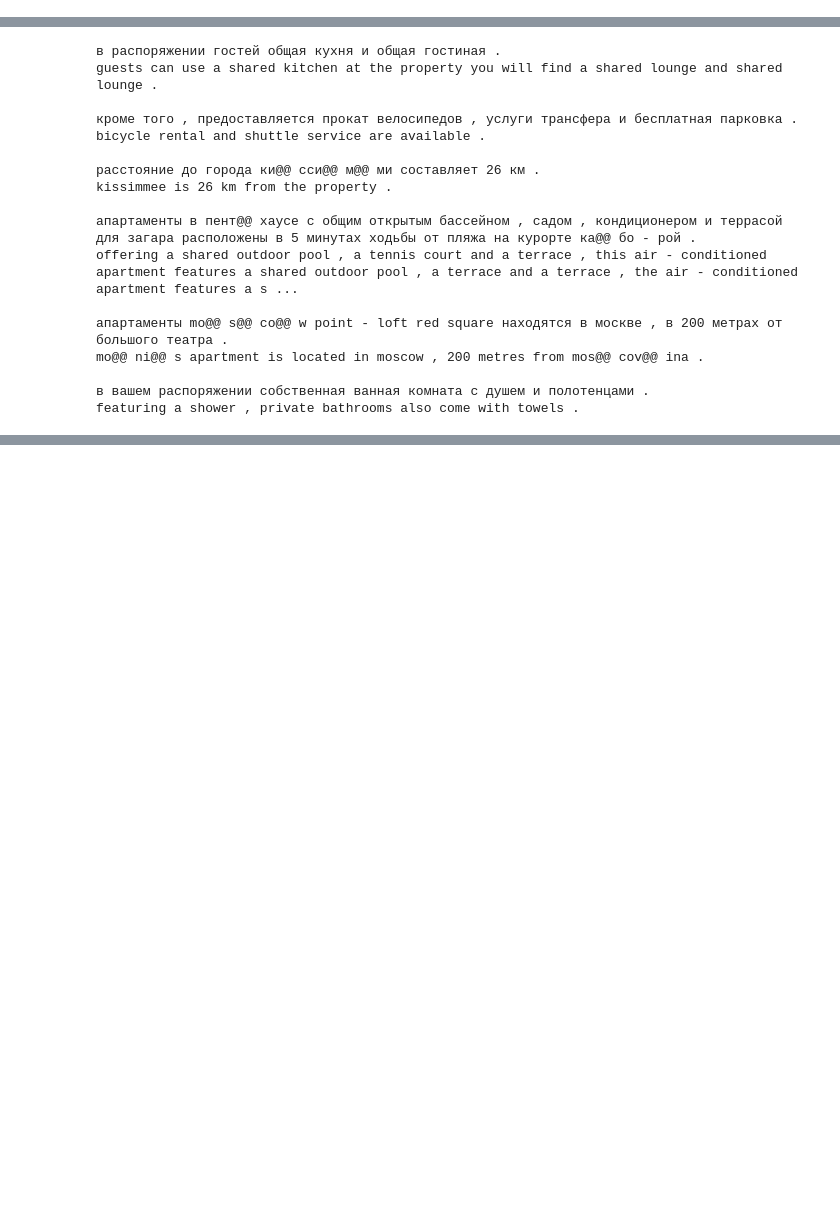
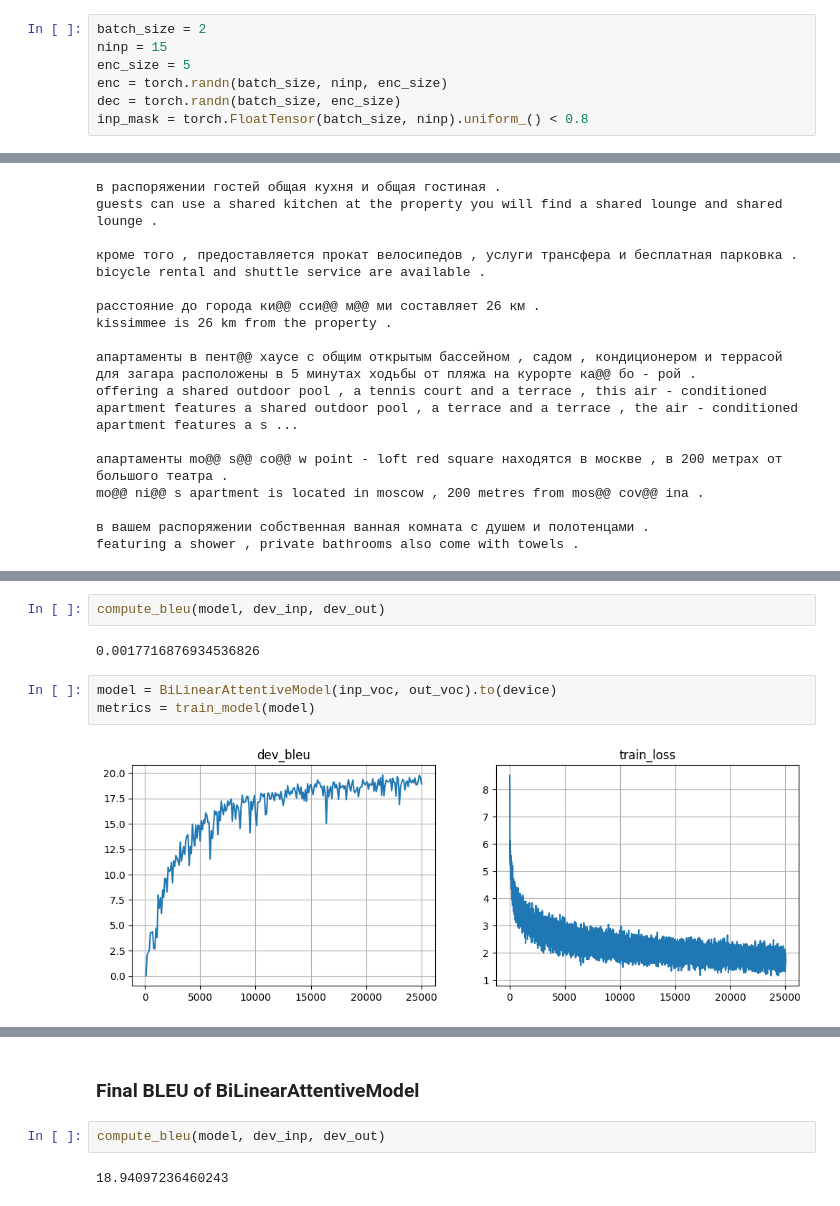
Before and after one commit to vika95viktoria/NLP-course, a Jupyter notebook: week04_seq2seq/practice_and_homework_pytorch.ipynb, the cells around one changed output, grey strips where cells are left out. Drawn from its saved outputs; the diff is of its cells as text; blank space fills up the shorter version.

```diff
--- a/week04_seq2seq/practice_and_homework_pytorch.ipynb
+++ b/week04_seq2seq/practice_and_homework_pytorch.ipynb
@@ -515,0 +611,7 @@ attn, probs = layer(enc, dec, inp_mask)
+# %%
+batch_size = 2
+ninp = 15
+enc_size = 5
+enc = torch.randn(batch_size, ninp, enc_size)
+dec = torch.randn(batch_size, enc_size)
+inp_mask = torch.FloatTensor(batch_size, ninp).uniform_() < 0.8
@@ -1255,0 +1424,9 @@ featuring a shower , private bathrooms also come with towels .
+# %%
+compute_bleu(model, dev_inp, dev_out)
+# %% [output]
+0.0017716876934536826
+# %%
+model = BiLinearAttentiveModel(inp_voc, out_voc).to(device)
+metrics = train_model(model)
+# %% [output]
+[figure, added]
@@ -1255,0 +1434,6 @@ featuring a shower , private bathrooms also come with towels .
+# %% [markdown]
+### Final BLEU of BiLinearAttentiveModel
+# %%
+compute_bleu(model, dev_inp, dev_out)
+# %% [output]
+18.94097236460243
```
Also changed, not shown: parts of 19 cells of this notebook, 1 other file.
